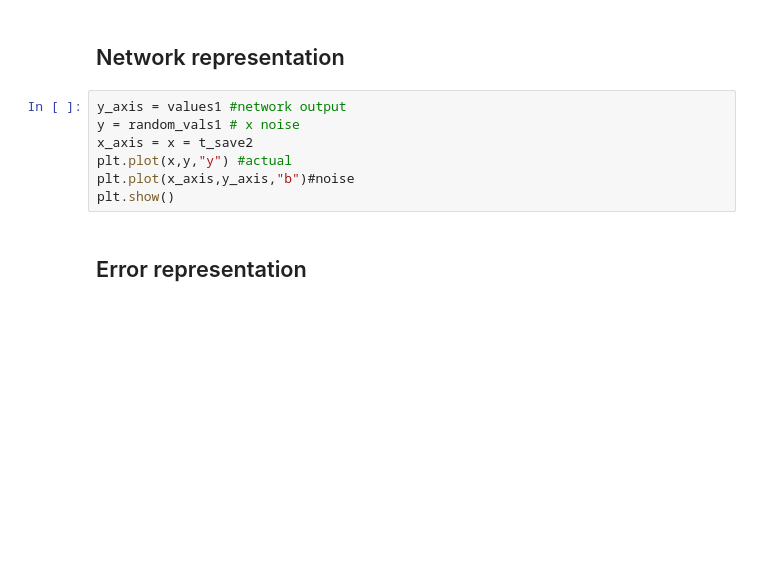
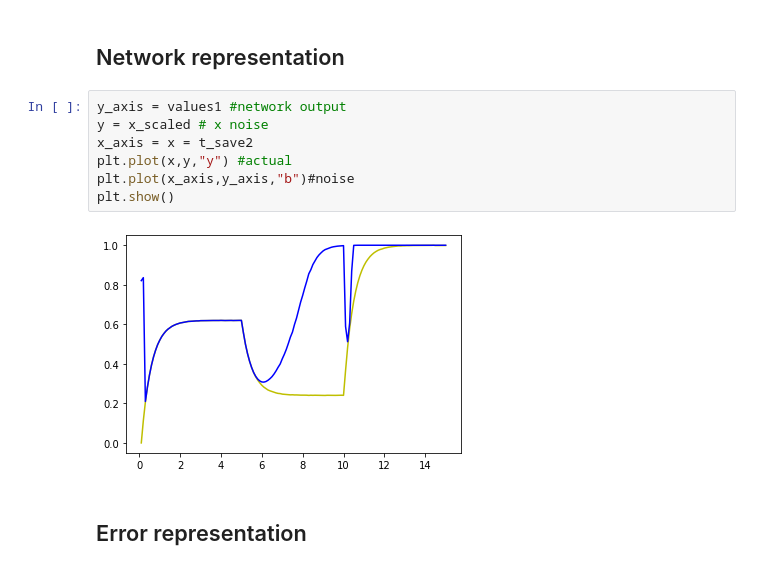
Before and after one commit to Kikumu/Computational-science-practice, a Jupyter notebook: CourseProject/Computational-Science-ACW.ipynb, the cells around one changed output. Drawn from its saved outputs; the diff is of its cells as text; blank space fills up the shorter version.

```diff
--- a/CourseProject/Computational-Science-ACW.ipynb
+++ b/CourseProject/Computational-Science-ACW.ipynb
@@ -728,11 +728,13 @@ ValueError: not enough values to unpack (expected 6, got 4)
 ## Network representation
 # %%
 y_axis = values1 #network output
-y = random_vals1 # x noise
+y = x_scaled # x noise
 x_axis = x = t_save2
 plt.plot(x,y,"y") #actual
 plt.plot(x_axis,y_axis,"b")#noise
 plt.show()
+# %% [output]
+[figure, added]
 # %% [markdown]
 ## Error representation
 # %%
```
Also changed, not shown: parts of 29 cells of this notebook.
